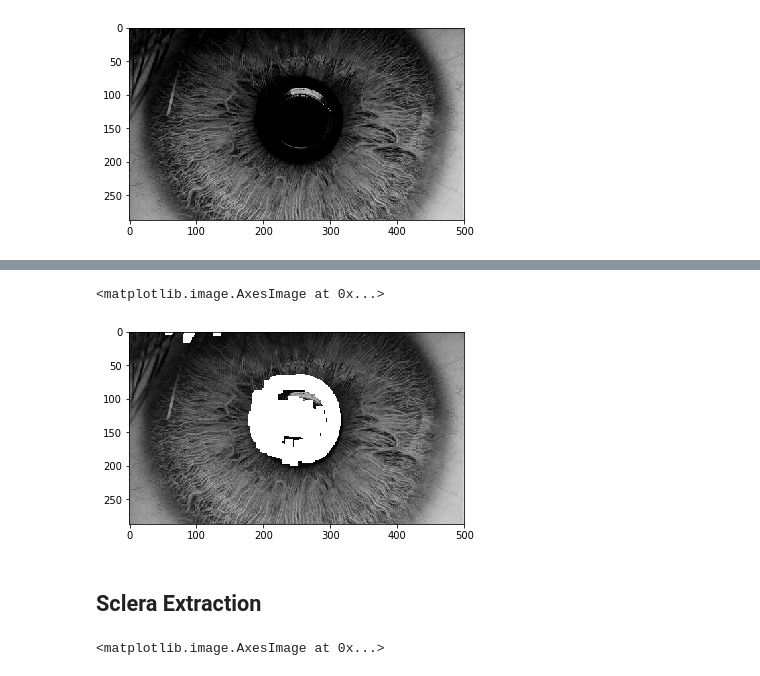
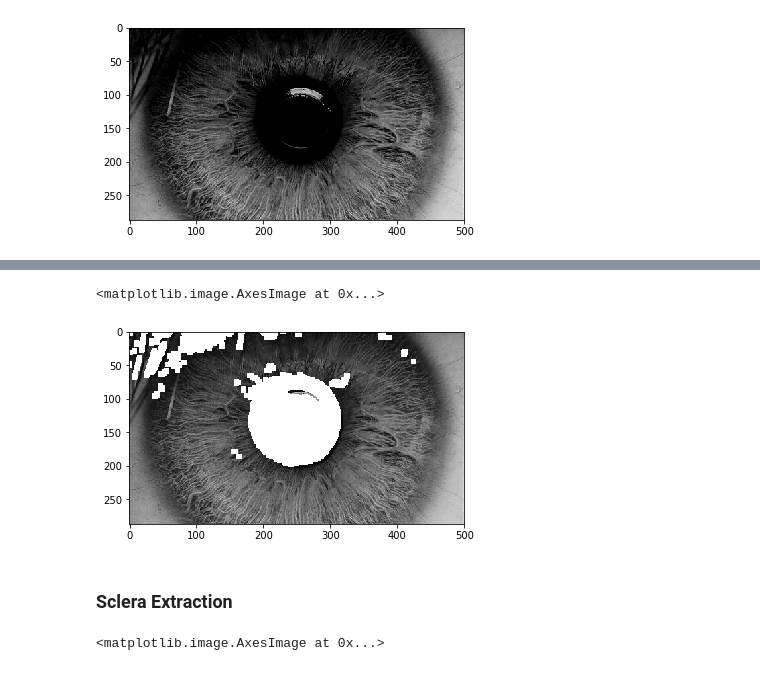
Before and after one commit to alcaster/Biometry-October, a Jupyter notebook: Operation on pixels.ipynb, the cells around one changed output, grey strips where cells are left out. Cells and saved outputs as stored; diff of their text form; code cells hidden in the pictures.

```diff
--- a/Operation on pixels.ipynb
+++ b/Operation on pixels.ipynb
@@ -381,11 +422,11 @@ imshow(iris_mask)
 # %%
 masked_pupil = get_masked_image(grey, iris_mask)
-imshow(masked_pupil.astype
+imshow(masked_pupil)
 # %% [output]
 <matplotlib.image.AxesImage at 0x...>
-[figure, old version]
+[figure, new version]
 # %% [markdown]
-## Sclera Extraction
+### Sclera Extraction
 # %%
 grey = get_grey_image(iris_segmentation)
 imshow(grey)
```
Also changed, not shown: parts of 24 cells of this notebook.
